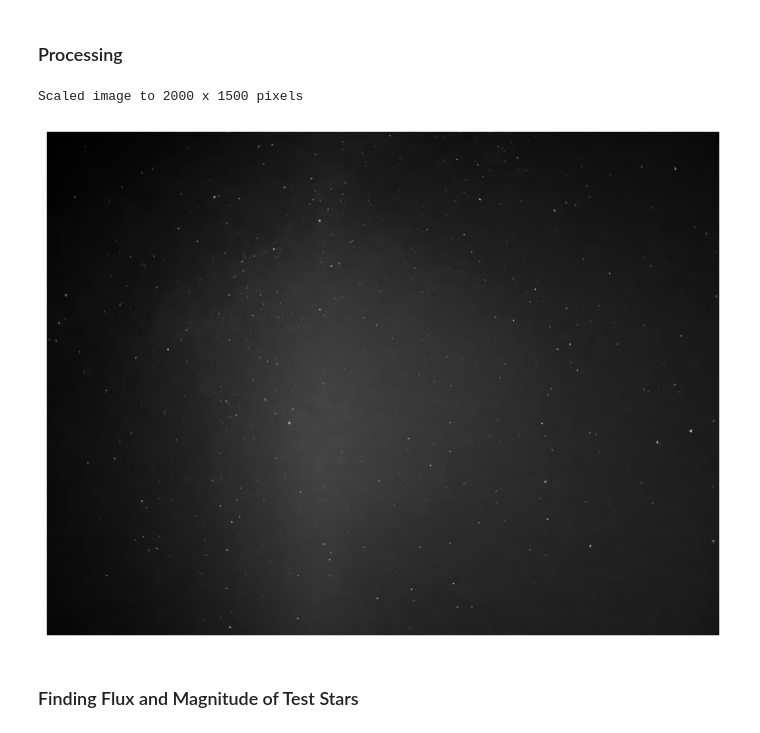
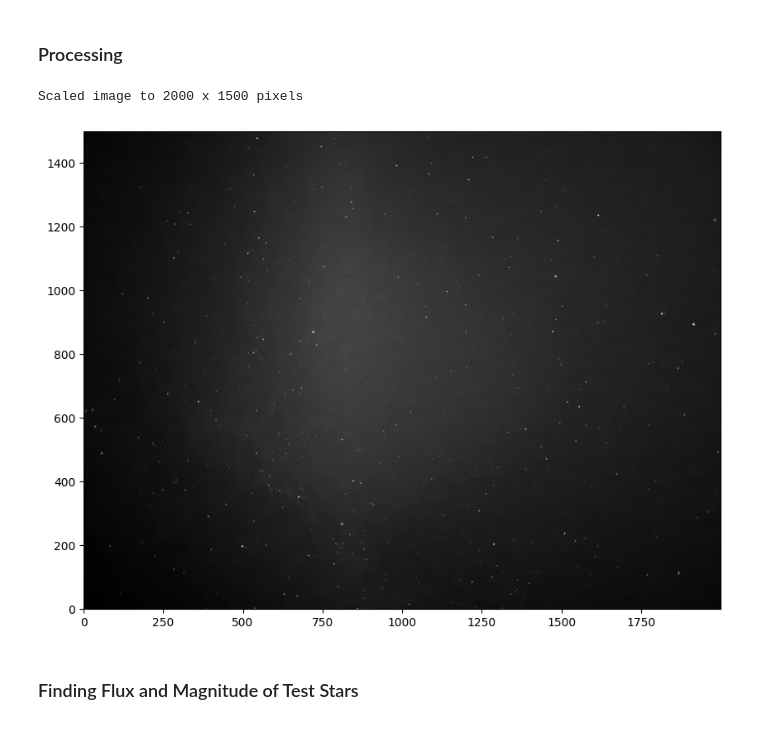
Before and after one commit to emilycardwell/find-my-star, a Jupyter notebook: testing.ipynb, the cells around one changed output. Drawn from its saved outputs; the diff is of its cells as text; code cells hidden in the pictures.

```diff
--- a/testing.ipynb
+++ b/testing.ipynb
@@ -212,22 +213,22 @@ plt.show()
 # %%
 # import test image no. 1 and scale
 test_img = "testing/astro1.jpeg"
 test_grey = cv2.imread(test_img, flags=cv2.IMREAD_GRAYSCALE)
 max_len = max(test_grey.shape)
 scale_ratio = 2000 / max_len
 x_scaled = int(test_grey.shape[1]*scale_ratio)
 y_scaled = int(test_grey.shape[0]*scale_ratio)
 test_grey = cv2.resize(test_grey, dsize=(x_scaled, y_scaled), interpolation=cv2.INTER_AREA)
 print(f"Scaled image to {test_grey.shape[1]} x {test_grey.shape[0]} pixels")
 
 aspect_ratio = test_grey.shape[0] / test_grey.shape[1]
 plt.subplots(figsize=(10,aspect_ratio*10))
+plt.ylim(0, test_grey.shape[0])
 plt.imshow(test_grey, cmap="grey")
-plt.axis('off')
 plt.show()
 # %% [output]
 Scaled image to 2000 x 1500 pixels
-[figure, old version]
+[figure, new version]
 # %% [markdown]
 ### Finding Flux and Magnitude of Test Stars
 # %%
```
Also changed, not shown: parts of 10 cells of this notebook.
